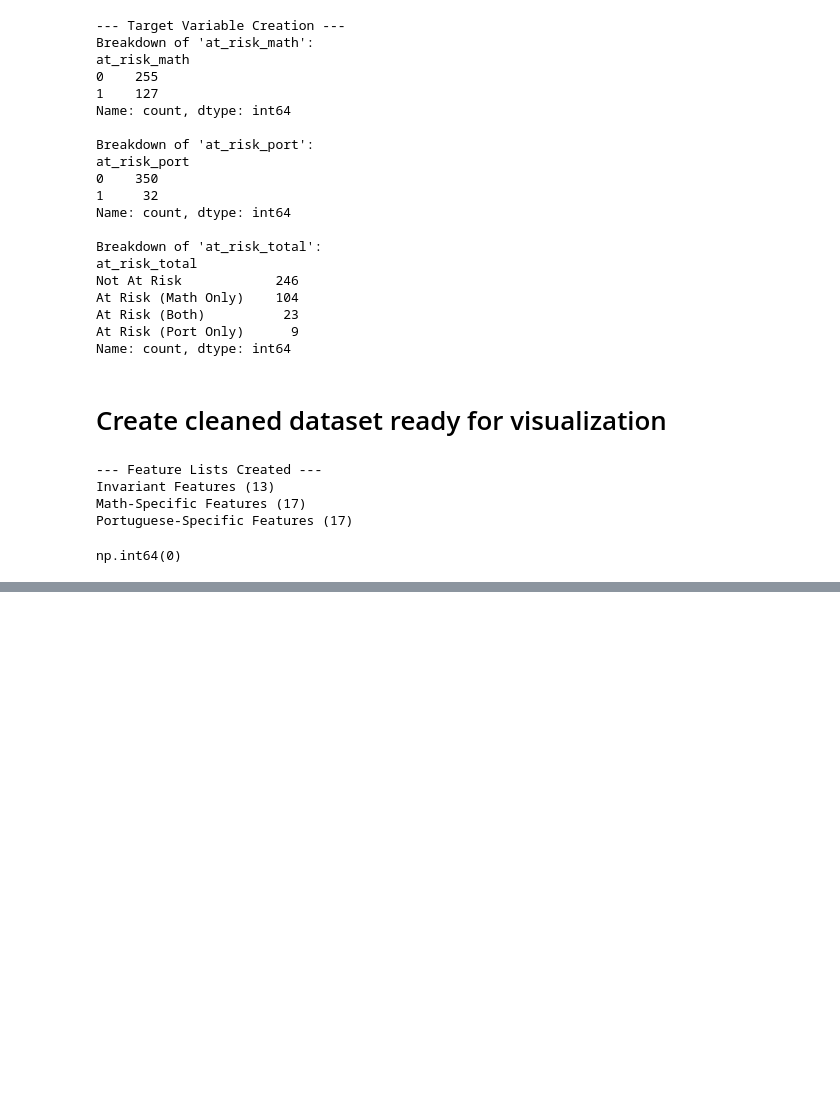
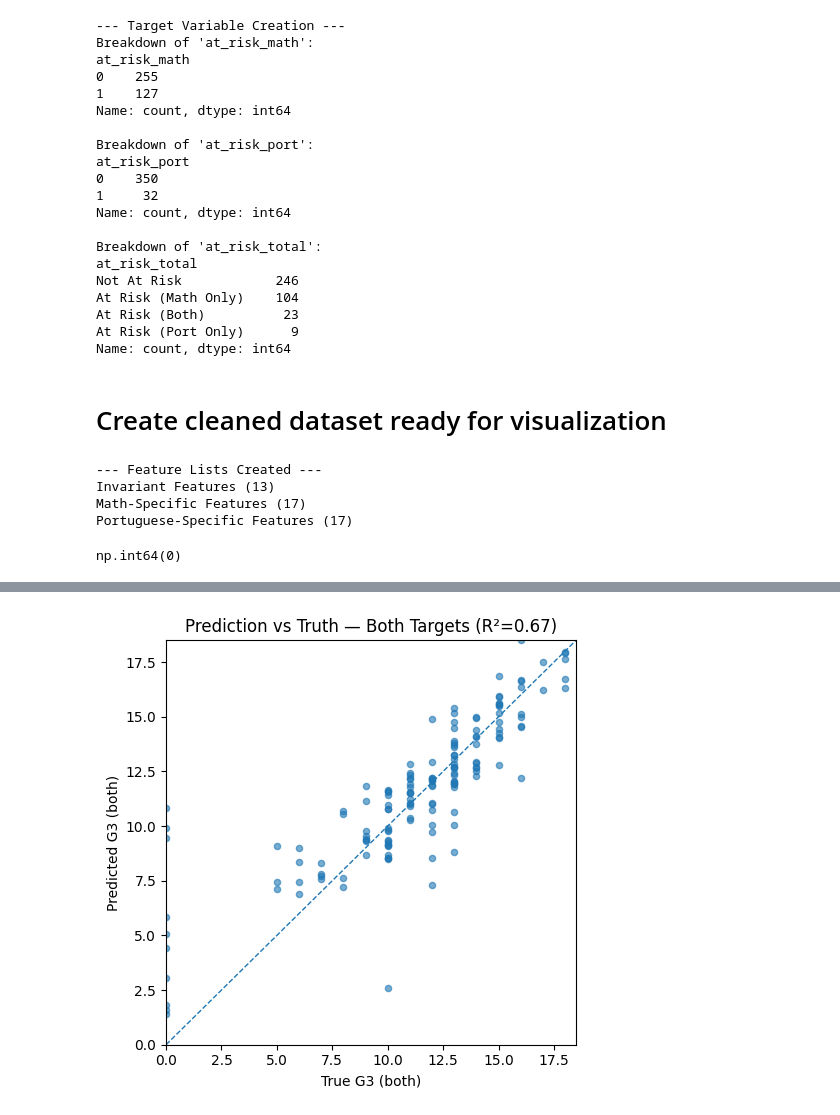
Before and after one commit to marias-25/Project, a Jupyter notebook: Data/EDA.ipynb, the cells around one changed output, grey strips where cells are left out. Saved outputs shown, nothing was run; the diff lists cells and outputs as text; code cells hidden in the pictures; blank space fills up the shorter version.

```diff
--- a/Data/EDA.ipynb
+++ b/Data/EDA.ipynb
@@ -842,0 +390,26 @@ Interpretation: Parents who are at home have a negative impact on students math
+# %%
+# Multi-output regression to predict G3_x and G3_y simultaneously
+
+import numpy as np
+import pandas as pd
+import matplotlib.pyplot as plt
+import seaborn as sns
+
+from sklearn.model_selection import train_test_split, KFold, cross_validate
+from sklearn.ensemble import RandomForestRegressor
+from sklearn.metrics import (
+    mean_absolute_error, mean_squared_error, r2_score, make_scorer
+)
+
+# Use the entire encoded dataframe
+df = student_merged_encoded.copy()
+
+
+exclude = {"G2_x","G3_x","G2_y","G3_y"}
+
+# Select all columns except the excluded ones
+use_cols = [c for c in df.columns if c not in exclude]
+# Build X (features) and y (two targets)
+# y is a 2D array with two columns: first for G3_x (Math), second for G3_y (Portuguese)
+X = df[use_cols].copy()
+y = df[["G3_x","G3_y"]].astype(float).values
@@ -842,0 +574,14 @@ Interpretation: Parents who are at home have a negative impact on students math
+# %%
+plt.figure(figsize=(5, 5))
+plt.scatter(y_te.ravel(), y_pred.ravel(), alpha=0.6, s=20)
+lims = [min(y_te.min(), y_pred.min()), max(y_te.max(), y_pred.max())]
+plt.plot(lims, lims, '--', linewidth=1)
+plt.xlim(lims); plt.ylim(lims)
+plt.xlabel("True G3 (both)")
+plt.ylabel("Predicted G3 (both)")
+from sklearn.metrics import r2_score
+plt.title(f"Prediction vs Truth — Both Targets (R²={r2_score(y_te, y_pred):.2f})")
+plt.tight_layout()
+plt.show()
+# %% [output]
+[figure, added]
```
Also changed, not shown: parts of 31 cells of this notebook.
